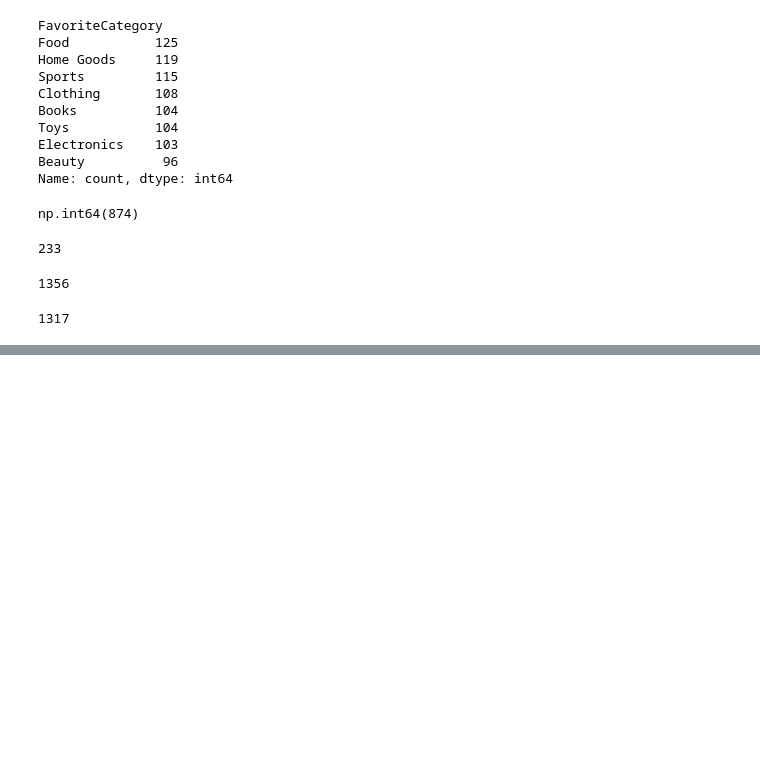
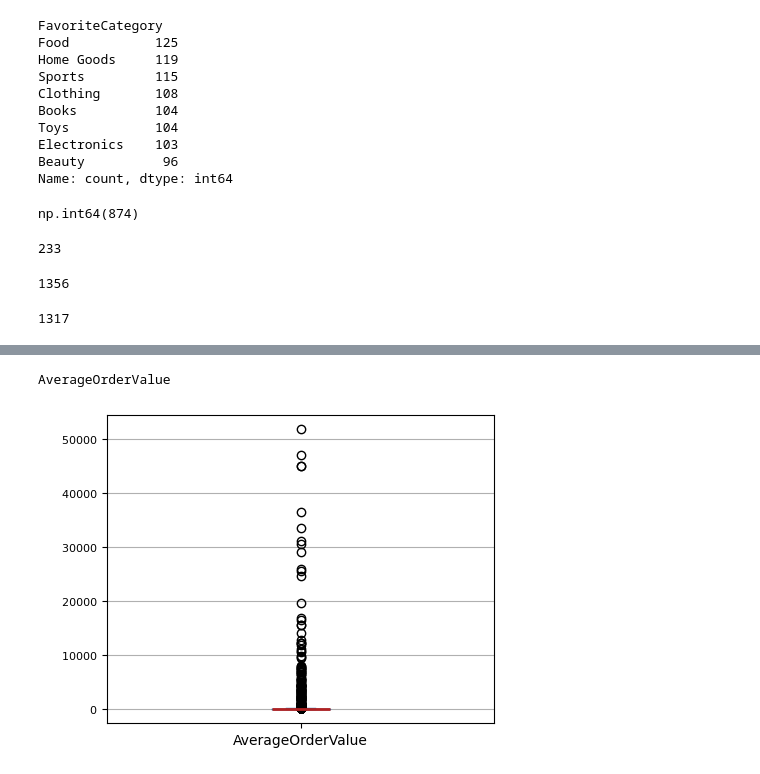
Before and after one commit to PSU-DAAN822-FA25-Group4/data-collection, a Jupyter notebook: analysis.ipynb, the cells around one changed output, grey strips where cells are left out. Drawn from its saved outputs; the diff is of its cells as text; code cells hidden in the pictures; blank space fills up the shorter version.

```diff
--- a/analysis.ipynb
+++ b/analysis.ipynb
@@ -451,0 +592,5 @@ df[(~df['FavoriteCategory'].isna()) & df['SecondFavoriteCategory'].isna()].shape
+# %%
+draw_boxplot(df, 'AverageOrderValue')
+# %% [output]
+AverageOrderValue
+[figure, added]
```
Also changed, not shown: parts of 34 cells of this notebook.
